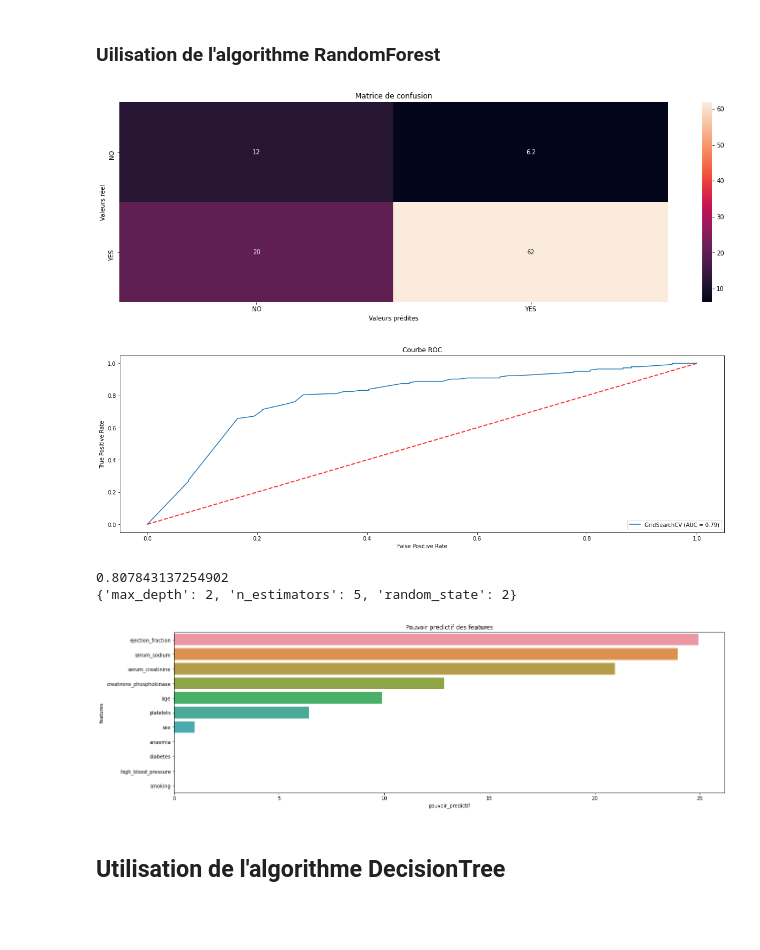
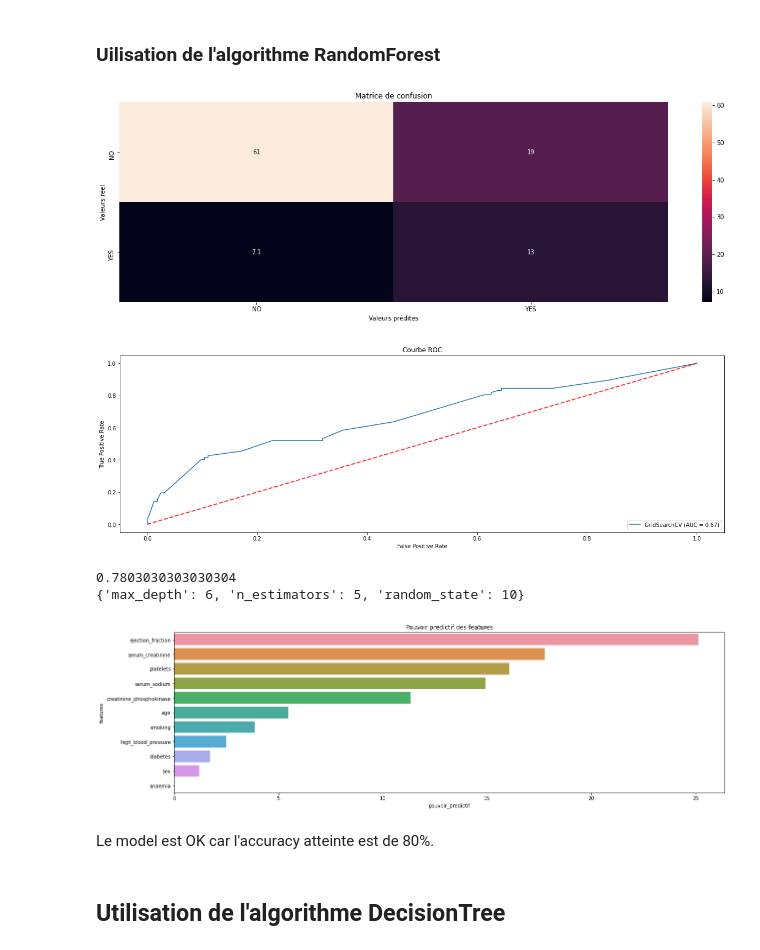
Before and after one commit to allanCouderette/Machine-learning-Heart-failure, a Jupyter notebook: Analyse_Training.ipynb, the cells around one changed output. Drawn from its saved outputs; the diff is of its cells as text; code cells hidden in the pictures; blank space fills up the shorter version.

```diff
--- a/Analyse_Training.ipynb
+++ b/Analyse_Training.ipynb
@@ -77,8 +80,9 @@ def timetToYear(row) :
     else :
         return 2015
 # %%
+# changer une valeur bool d'une colonne en un str définit
 def boolTostr(row,column,str0,str1) :
-    if row[column] == 0:
+    if row[column] == 1:
         return str0
     else:
         return str1
@@ -354,6 +360,7 @@ heart_failure['diabetes'] = labelencoder.fit_transform(heart_failure['diabetes']
 heart_failure['high_blood_pressure'] = labelencoder.fit_transform(heart_failure['high_blood_pressure'])
 heart_failure['sex'] = labelencoder.fit_transform(heart_failure['sex'])
 heart_failure['smoking'] = labelencoder.fit_transform(heart_failure['smoking'])
+heart_failure['DEATH_EVENT_num'] = labelencoder.fit_transform(heart_failure['DEATH_EVENT'])
 # %% [markdown]
 ## Matrice de coorélation du dataset
 # %%
@@ -371,7 +380,7 @@ plt.show()
 # %% [markdown]
 ## split
 # %%
-X = heart_failure.drop(columns=['time','Day','Month','Year','Date','DEATH_EVENT'])
+X = heart_failure.drop(columns=['time','Day','Month','Year','Date','DEATH_EVENT','DEATH_EVENT_num'])
 Y = heart_failure['DEATH_EVENT'].astype('category')
 # %%
-X_train, X_test, Y_train, Y_test = train_test_split(X, Y, train_size=0.3, stratify=Y,random_state=2)
+X_train, X_test, Y_train, Y_test = train_test_split(X, Y, train_size=0.2, stratify=Y,random_state=1)
@@ -379,30 +418,32 @@ X_train, X_test, Y_train, Y_test = train_test_split(X, Y, train_size=0.3, strati
 ### Uilisation de l'algorithme RandomForest
 # %%
 param_grid = {
-              'random_state':[2,10],
-              'n_estimators':[3,4,5,7,9],
-              'max_depth':[1,2,3,4,5]
+              'random_state':[1,2,10],
+              'n_estimators':[2,5,10,15,20,30],
+              'max_depth':[1,4,5,6,7,9,10]
              }
 
 
 model = RandomForestClassifier()
 model, Y_pred = pipeline(X_train, X_test, Y_train, model, param_grid)
 
 cm_train = confusion_matrix(Y_pred, Y_test, labels=Y.astype('category').cat.categories.tolist())
 show_cm(cm_train, Y.astype('category').cat.categories.tolist())
 
 show_roc(model, X_test, Y_test)
 
 show_featuresImportance(X_train,model.best_estimator_.feature_importances_)
 
 print(model.best_score_)
 print(model.best_params_)
 # %% [output]
-[figure, old version]
+[figure, new version]
-[figure, old version]
+[figure, new version]
-0.807843137254902
-{'max_depth': 2, 'n_estimators': 5, 'random_state': 2}
+0.7803030303030304
+{'max_depth': 6, 'n_estimators': 5, 'random_state': 10}
-[figure, old version]
+[figure, new version]
+# %% [markdown]
+Le model est OK car l'accuracy atteinte est de 80%.
 # %% [markdown]
 ## Utilisation de l'algorithme DecisionTree
 # %%
```
Also changed, not shown: parts of 20 cells of this notebook, 4 other files.
